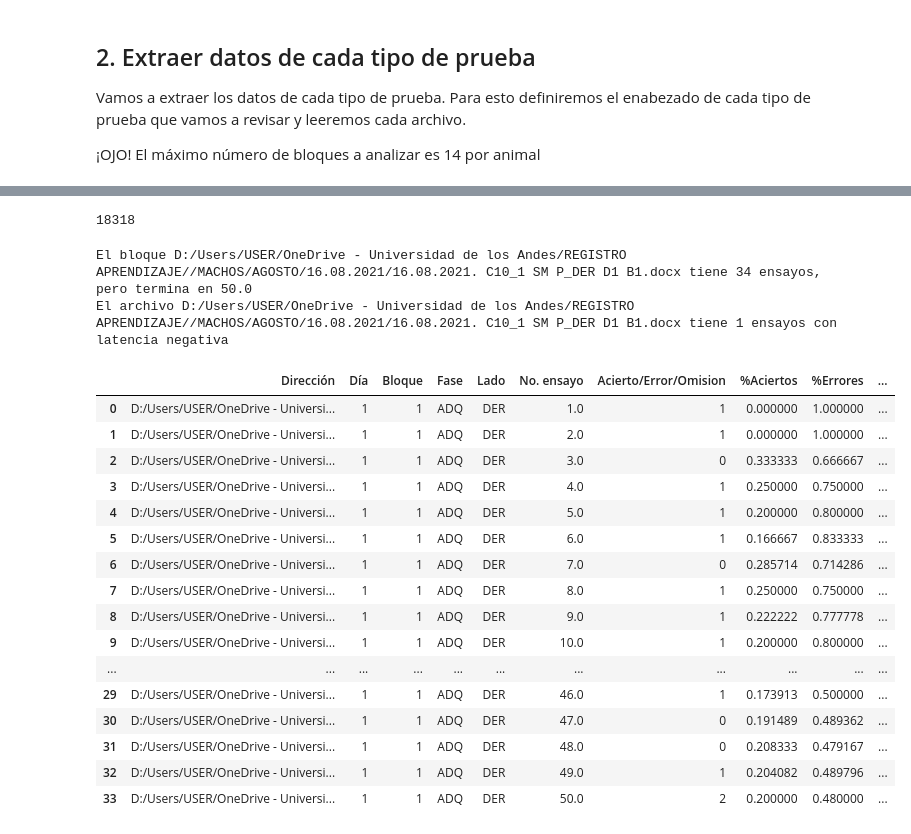
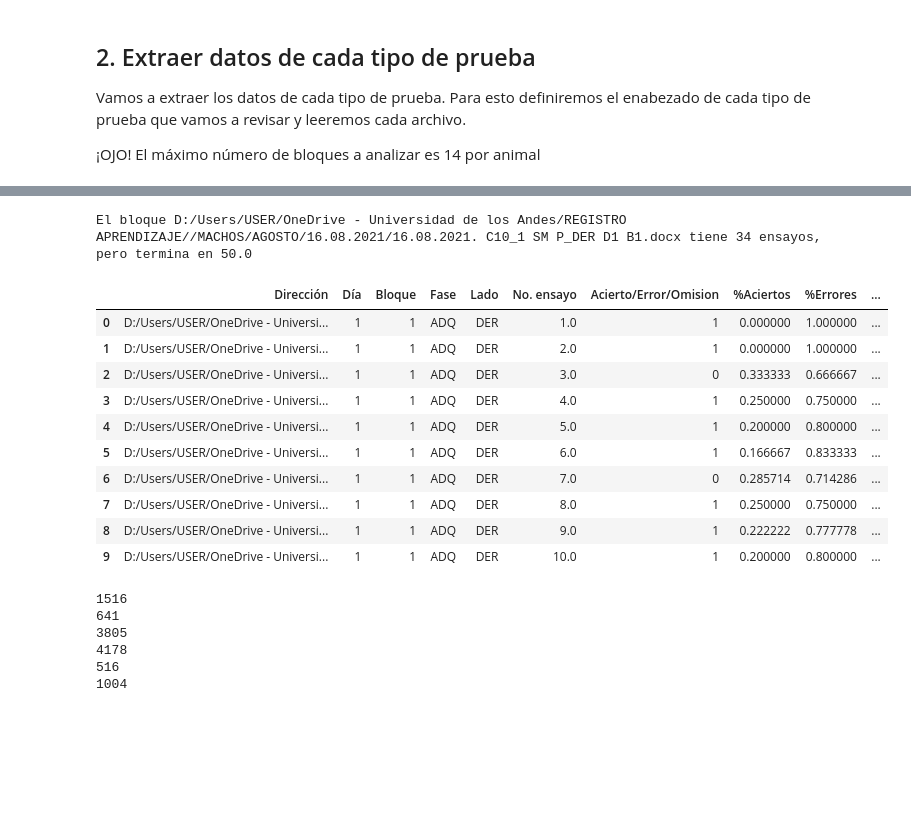
Before and after one commit to Traintain/NosePoke, a Jupyter notebook: ProcesarDatos/Procesamiento de datos.ipynb, the cells around one changed output, grey strips where cells are left out. Drawn from its saved outputs; the diff is of its cells as text; code cells hidden in the pictures; blank space fills up the shorter version.

Commit message:
Modifica el promedio inverso para procesar Series Motoras

```diff
--- a/ProcesarDatos/Procesamiento de datos.ipynb
+++ b/ProcesarDatos/Procesamiento de datos.ipynb
@@ -57,7 +60,13 @@ def quitarEncabezadoNoCSV(textArray):
 def extraerValorNumerico(texto):
   return float(re.findall(r'\d+\.?\d*', texto)[0])
 # %%
-def promedioInverso(promedioActual, promedioAnterior, n):
-  if n == 1:
-    return promedioActual
-  return n*promedioActual - promedioAnterior*(n-1)
+def promedioInverso(promedioActual, promedioAnterior, n, tipoPrueba, esAcierto):
+  if tipoPrueba == 'HAB':
+    if n == 1:
+      return promedioActual
+    return n*promedioActual - promedioAnterior*(n-1)
+  elif tipoPrueba.find('SM') > -1:
+    if not esAcierto:
+      return (promedioActual - promedioAnterior)*n
+    else:
+      return n*promedioActual - promedioAnterior*(n-1)
@@ -161,7 +198,7 @@ def diccionariosBloque(tipoPrueba):
         }
 
         ultimoEnsayo={
-        "No. ensayo": -1,
+        "No. ensayo": 0,
         "Fue acierto":-1,
         "Fue acierto derecho":-1,
         "%Aciertos":-1,
@@ -248,6 +285,8 @@ def extraerDatosBloque(texto, esCSV:bool, fileName, diaEnsayo, bloque, idAnimal,
       texto = quitarEncabezadoNoCSV(texto)
 
     logging=False
+
+    metioNariz=-1
     for linea in texto:
       # Cada línea se espera que tenga la siguiente estructura "12:20:12.886 -> Transmitiendo"
       hora, registro = separarLinea(linea)
@@ -265,10 +304,15 @@ def extraerDatosBloque(texto, esCSV:bool, fileName, diaEnsayo, bloque, idAnimal,
 
       # Cada línea se lee y procesa dependiendo del tipo de prueba y de si está separado por comas (CSV)
       procesarLinea = False
+
+      # "Metio la nariz en la izquierda/derecha a los:"
+      if "a los:" in registro:
+        metioNariz = extraerValorNumerico(registro)
+
       if esCSV and registro.find('Ensayo')==-1:
         ensayoActual = registro.split(',')
         if (tipoPrueba == 'HAB' and len(ensayoActual) == 11) or (tipoPrueba.find('SM') > -1 and len(ensayoActual) == 14):
-          ultimoEnsayo = procesarEnsayo(ensayoActual, esCSV, ultimoEnsayo, tipoPrueba)
+          ultimoEnsayo = procesarEnsayo(ensayoActual, esCSV, ultimoEnsayo, tipoPrueba, metioNariz)
           procesarLinea = True
       else:
         if registro.find('Aciertos:')>-1:
@@ -276,7 +320,7 @@ def extraerDatosBloque(texto, esCSV:bool, fileName, diaEnsayo, bloque, idAnimal,
         elif logging and registro.find('--------------------------------------------------')>-1:
           logging=False
           procesarLinea=True
-          ultimoEnsayo = procesarEnsayo(ensayoActual, esCSV, ultimoEnsayo, tipoPrueba)
+          ultimoEnsayo = procesarEnsayo(ensayoActual, esCSV, ultimoEnsayo, tipoPrueba, metioNariz)
           ensayoActual = []
         if logging:
           ensayoActual.append(registro)
@@ -311,7 +355,7 @@ def extraerDatosBloque(texto, esCSV:bool, fileName, diaEnsayo, bloque, idAnimal,
           dataDict["Categorías"].append(ultimoEnsayo["Categorías"])
           dataDict["Máximo aciertos seguidos"].append(ultimoEnsayo["Máximo aciertos seguidos"])
 
-        if ultimoEnsayo['Latencia de respuesta'] < -1:
+        if ultimoEnsayo['Latencia de respuesta']!="" and (ultimoEnsayo['Latencia de respuesta'] < -1 or ultimoEnsayo['Latencia de respuesta'] > 10000):
           latenciasNegativas+=1
 
 
@@ -332,5 +376,5 @@ def extraerDatosBloque(texto, esCSV:bool, fileName, diaEnsayo, bloque, idAnimal,
     if lineasSinTiempo > 0:
       print(f'El archivo {fileName} tiene {lineasSinTiempo} línea sin marca de tiempo')
     if latenciasNegativas > 0:
-      print(f'El archivo {fileName} tiene {latenciasNegativas} ensayos con latencia negativa')
+      print(f'El archivo {fileName} tiene {latenciasNegativas} ensayos con latencias fuera de rango')
     return pd.DataFrame.from_dict(dataDict)
@@ -822,39 +868,42 @@ array(['D:/Users/USER/OneDrive - Universidad de los Andes/REGISTRO APRENDIZAJE//
       dtype=object)
-# %%
-promedioInverso(16352, 14386, 2)
-# %% [output]
-18318
 # %%
 texto,esCSV=leerTexto('D:/Users/USER/OneDrive - Universidad de los Andes/REGISTRO APRENDIZAJE//MACHOS/AGOSTO/16.08.2021/16.08.2021. C10_1 SM P_DER D1 B1.docx')
 extraerDatosBloque(texto,
                                                       esCSV,
                                                       'D:/Users/USER/OneDrive - Universidad de los Andes/REGISTRO APRENDIZAJE//MACHOS/AGOSTO/16.08.2021/16.08.2021. C10_1 SM P_DER D1 B1.docx',
                                                       '1',
                                                       '1',
                                                       'M-10-1',
                                                       'SM_ADQ_DER',
                                                       ''
-                                                      )
+                                                      ).head(10)
 # %% [output]
 El bloque D:/Users/USER/OneDrive - Universidad de los Andes/REGISTRO APRENDIZAJE//MACHOS/AGOSTO/16.08.2021/16.08.2021. C10_1 SM P_DER D1 B1.docx tiene 34 ensayos, pero termina en 50.0
-El archivo D:/Users/USER/OneDrive - Universidad de los Andes/REGISTRO APRENDIZAJE//MACHOS/AGOSTO/16.08.2021/16.08.2021. C10_1 SM P_DER D1 B1.docx tiene 1 ensayos con latencia negativa
 |  | Dirección | Día | Bloque | Fase | Lado | No. ensayo | Acierto/Error/Omision | %Aciertos | %Errores | ... |
 | 0 | D:/Users/USER/OneDrive - Universi... | 1 | 1 | ADQ | DER | 1.0 | 1 | 0.000000 | 1.000000 | ... |
 | 1 | D:/Users/USER/OneDrive - Universi... | 1 | 1 | ADQ | DER | 2.0 | 1 | 0.000000 | 1.000000 | ... |
 | 2 | D:/Users/USER/OneDrive - Universi... | 1 | 1 | ADQ | DER | 3.0 | 0 | 0.333333 | 0.666667 | ... |
 | 3 | D:/Users/USER/OneDrive - Universi... | 1 | 1 | ADQ | DER | 4.0 | 1 | 0.250000 | 0.750000 | ... |
 | 4 | D:/Users/USER/OneDrive - Universi... | 1 | 1 | ADQ | DER | 5.0 | 1 | 0.200000 | 0.800000 | ... |
 | 5 | D:/Users/USER/OneDrive - Universi... | 1 | 1 | ADQ | DER | 6.0 | 1 | 0.166667 | 0.833333 | ... |
 | 6 | D:/Users/USER/OneDrive - Universi... | 1 | 1 | ADQ | DER | 7.0 | 0 | 0.285714 | 0.714286 | ... |
 | 7 | D:/Users/USER/OneDrive - Universi... | 1 | 1 | ADQ | DER | 8.0 | 1 | 0.250000 | 0.750000 | ... |
 | 8 | D:/Users/USER/OneDrive - Universi... | 1 | 1 | ADQ | DER | 9.0 | 1 | 0.222222 | 0.777778 | ... |
 | 9 | D:/Users/USER/OneDrive - Universi... | 1 | 1 | ADQ | DER | 10.0 | 1 | 0.200000 | 0.800000 | ... |
-| ... | ... | ... | ... | ... | ... | ... | ... | ... | ... | ... |
-| 29 | D:/Users/USER/OneDrive - Universi... | 1 | 1 | ADQ | DER | 46.0 | 1 | 0.173913 | 0.500000 | ... |
-| 30 | D:/Users/USER/OneDrive - Universi... | 1 | 1 | ADQ | DER | 47.0 | 0 | 0.191489 | 0.489362 | ... |
-| 31 | D:/Users/USER/OneDrive - Universi... | 1 | 1 | ADQ | DER | 48.0 | 0 | 0.208333 | 0.479167 | ... |
-| 32 | D:/Users/USER/OneDrive - Universi... | 1 | 1 | ADQ | DER | 49.0 | 1 | 0.204082 | 0.489796 | ... |
-| 33 | D:/Users/USER/OneDrive - Universi... | 1 | 1 | ADQ | DER | 50.0 | 2 | 0.200000 | 0.480000 | ... |
+# %%
+print(promedioInverso(16352,14836, 1, 'SM', False))
+print(promedioInverso(16993, 16352, 1, 'SM', False))
+print(promedioInverso(20798, 16993, 1, 'SM', False))
+print(promedioInverso(12488, 20798, 2, 'SM', True))
+print(promedioInverso(12746, 12488, 2, 'SM', False))
+print(promedioInverso(13248,12746, 2, 'SM', False))
+# %% [output]
+1516
+641
+3805
+4178
+516
+1004
 # %%
 #Vamos a ver los datos que se tienen por cada animal
 outputHabituacion=pd.DataFrame()
```
Also changed, not shown: parts of 25 cells of this notebook.
